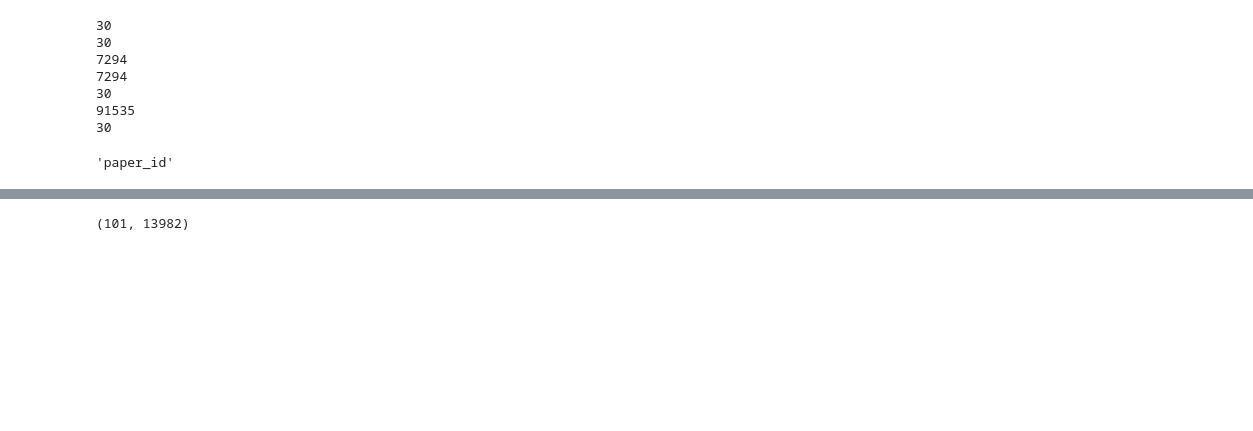
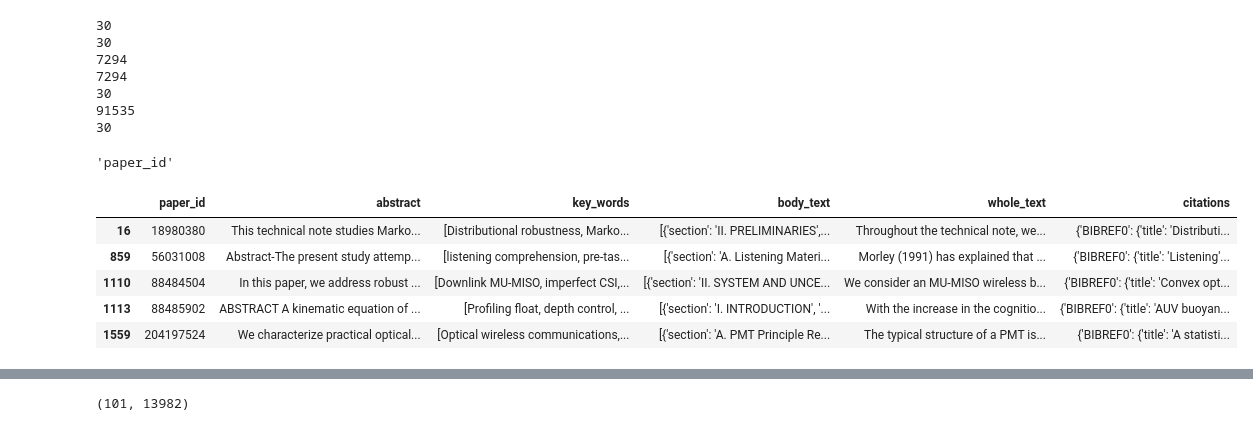
Before and after one commit to markaksen/HighResLDA, a Jupyter notebook: preprocessing.ipynb, the cells around one changed output, grey strips where cells are left out. Saved outputs shown, nothing was run; the diff lists cells and outputs as text; code cells hidden in the pictures; blank space fills up the shorter version.

```diff
--- a/preprocessing.ipynb
+++ b/preprocessing.ipynb
@@ -615,4 +614,10 @@ def field_in(df, selected):
 # %%
 # med_text_df = text_df.filter(items=med_meta_df.ids.values, axis=0)
 # cs_text_df = text_df.filter(items=cs_meta_df.ids.values, axis=0)
+# %%
+# Load batch 0
+with open('./processed/meta_df/metadata_0.pkl', 'rb') as f:
+    meta_df = pickle.load(f)
+with open('./processed/text_df/pdf_parses_0.pkl','rb') as f:
+    text_df = pickle.load(f)
 # %%
@@ -643,0 +662,9 @@ links_found = set(flat_links).intersection(set(meta_df.ids)) # links in current
+# %%
+text_df_kw.head(5)
+# %% [output]
+|  | paper_id | abstract | key_words | body_text | whole_text | citations |
+| 16 | 18980380 | This technical note studies Marko... | [Distributional robustness, Marko... | [{'section': 'II. PRELIMINARIES',... | Throughout the technical note, we... | {'BIBREF0': {'title': 'Distributi... |
+| 859 | 56031008 | Abstract-The present study attemp... | [listening comprehension, pre-tas... | [{'section': 'A. Listening Materi... | Morley (1991) has explained that ... | {'BIBREF0': {'title': 'Listening'... |
+| 1110 | 88484504 | In this paper, we address robust ... | [Downlink MU-MISO, imperfect CSI,... | [{'section': 'II. SYSTEM AND UNCE... | We consider an MU-MISO wireless b... | {'BIBREF0': {'title': 'Convex opt... |
+| 1113 | 88485902 | ABSTRACT A kinematic equation of ... | [Profiling float, depth control, ... | [{'section': 'I. INTRODUCTION', '... | With the increase in the cognitio... | {'BIBREF0': {'title': 'AUV buoyan... |
+| 1559 | 204197524 | We characterize practical optical... | [Optical wireless communications,... | [{'section': 'A. PMT Principle Re... | The typical structure of a PMT is... | {'BIBREF0': {'title': 'A statisti... |
```
Also changed, not shown: parts of 21 cells of this notebook, 1 other file.
